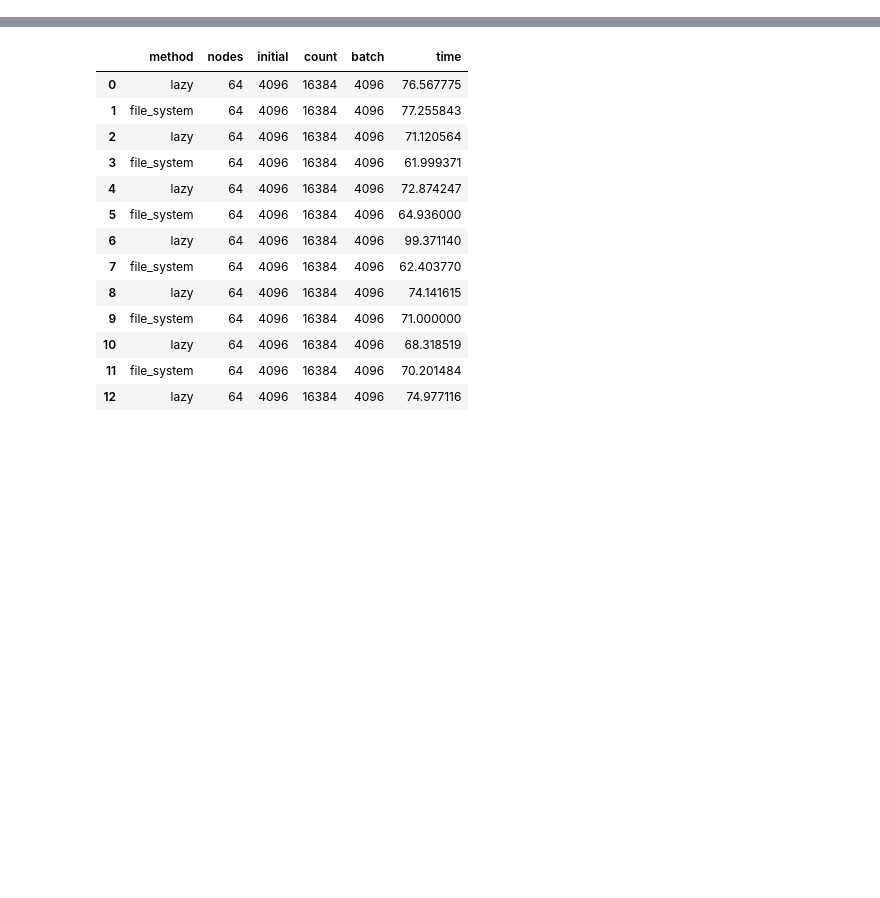
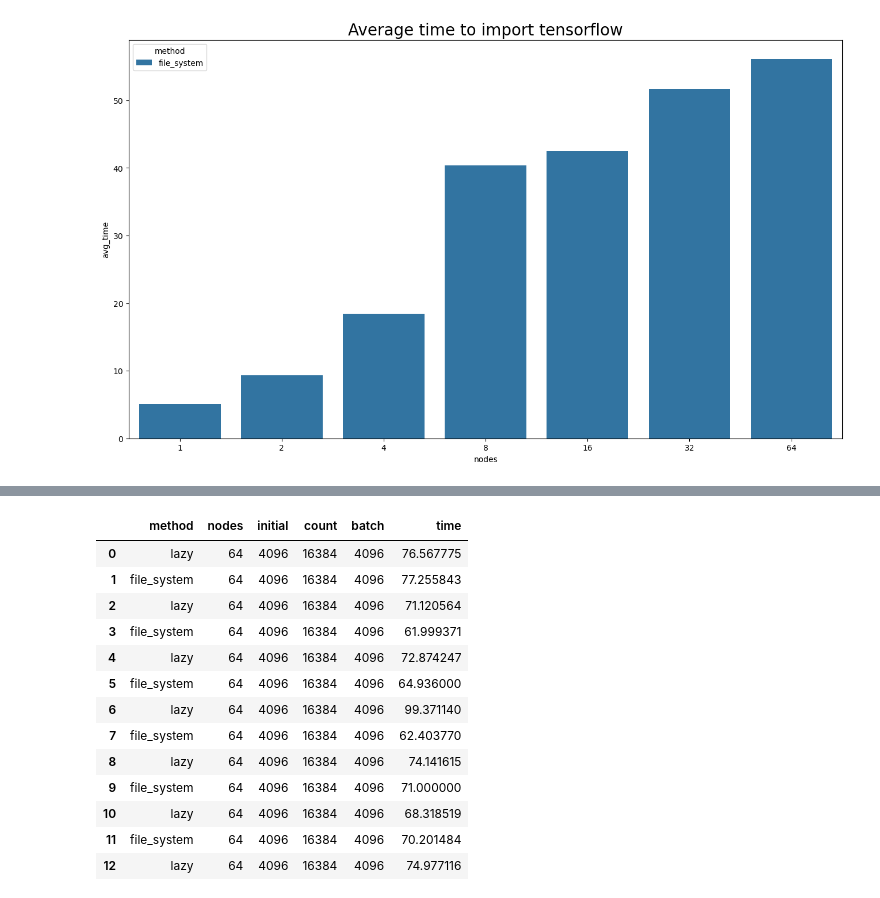
Before and after one commit to AK2000/proxy-imports, a Jupyter notebook: Plot Results (Perlmutter).ipynb, the cells around one changed output, grey strips where cells are left out. Cells and saved outputs as stored; diff of their text form; code cells hidden in the pictures; blank space fills up the shorter version.

```diff
--- a/Plot Results (Perlmutter).ipynb
+++ b/Plot Results (Perlmutter).ipynb
@@ -49,3 +71,7 @@ def plot_time_vs_tasks(nodes=1, modules=["numpy", "tensorflow"], y="avg_time", s
+# %%
+plot_time_vs_nodes(64, modules=["tensorflow"], sleep=0, method="file_system")
+# %% [output]
+[figure, added]
 # %%
 plot_time_vs_tasks(64)
 plt.show()
```
Also changed, not shown: parts of 9 cells of this notebook, 1 other file.
